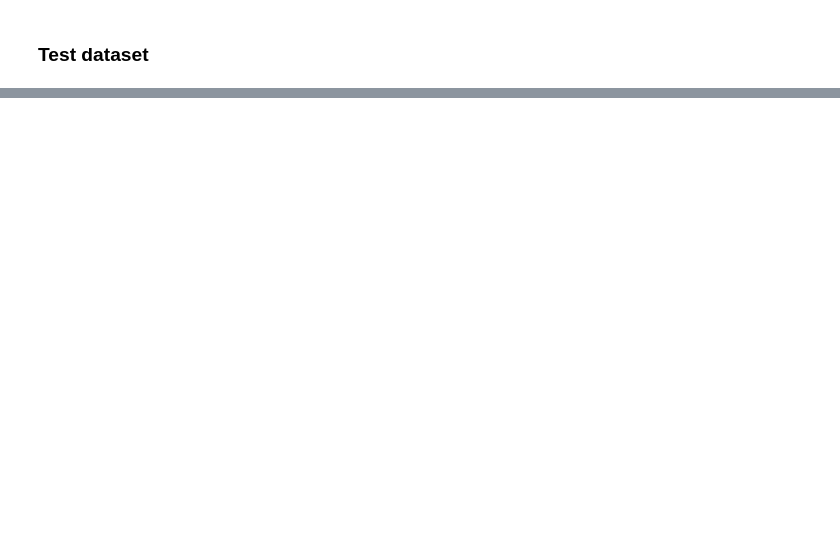
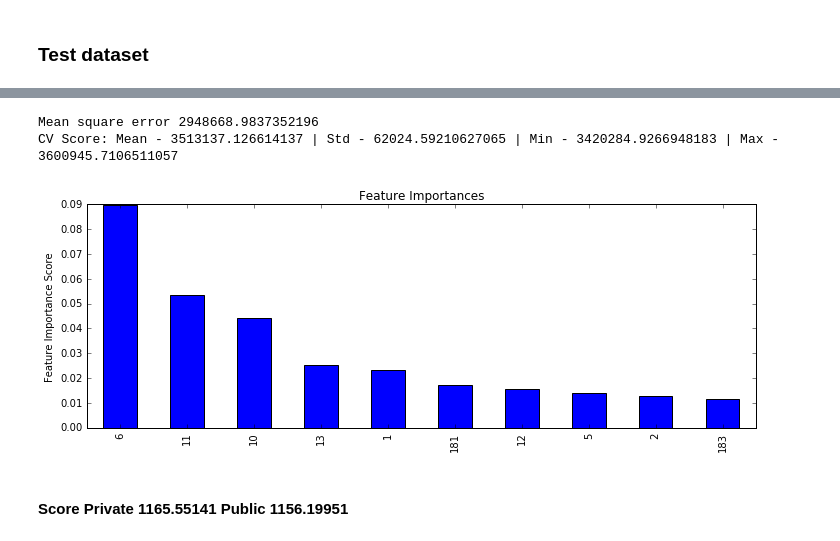
Before and after one commit to tzyk777/kaggle, a Jupyter notebook: allstate/Gradient Boosting Tree.ipynb, the cells around one changed output, grey strips where cells are left out. Saved outputs shown, nothing was run; the diff lists cells and outputs as text; code cells hidden in the pictures; blank space fills up the shorter version.

```diff
--- a/allstate/Gradient Boosting Tree.ipynb
+++ b/allstate/Gradient Boosting Tree.ipynb
@@ -425,0 +346,17 @@ results.to_csv('gbm_predictions.csv')
+# %%
+params_two = {'n_estimators': best_estimators * 10,
+               'learning_rate': 0.01,
+               'min_samples_split': best_min_samples_split,
+               'min_samples_leaf': best_min_samples_leaf,
+               'max_depth': best_max_depth,
+               'max_features': 'sqrt',
+               'subsample': best_subsample,
+               'random_state': 10,
+               'loss': 'ls'}
+best_model_two = GradientBoostingRegressor(**params_two)
+# %%
+modelfit(best_model_two, X, Y, features)
+# %% [output]
+Mean square error 2948668.9837352196
+CV Score: Mean - 3513137.126614137 | Std - 62024.59210627065 | Min - 3420284.9266948183 | Max - 3600945.7106511057
+[figure, added]
@@ -425,0 +371,2 @@ results.to_csv('gbm_predictions.csv')
+# %% [markdown]
+#### Score Private 1165.55141 Public 1156.19951
```
Also changed, not shown: parts of 60 cells of this notebook.
